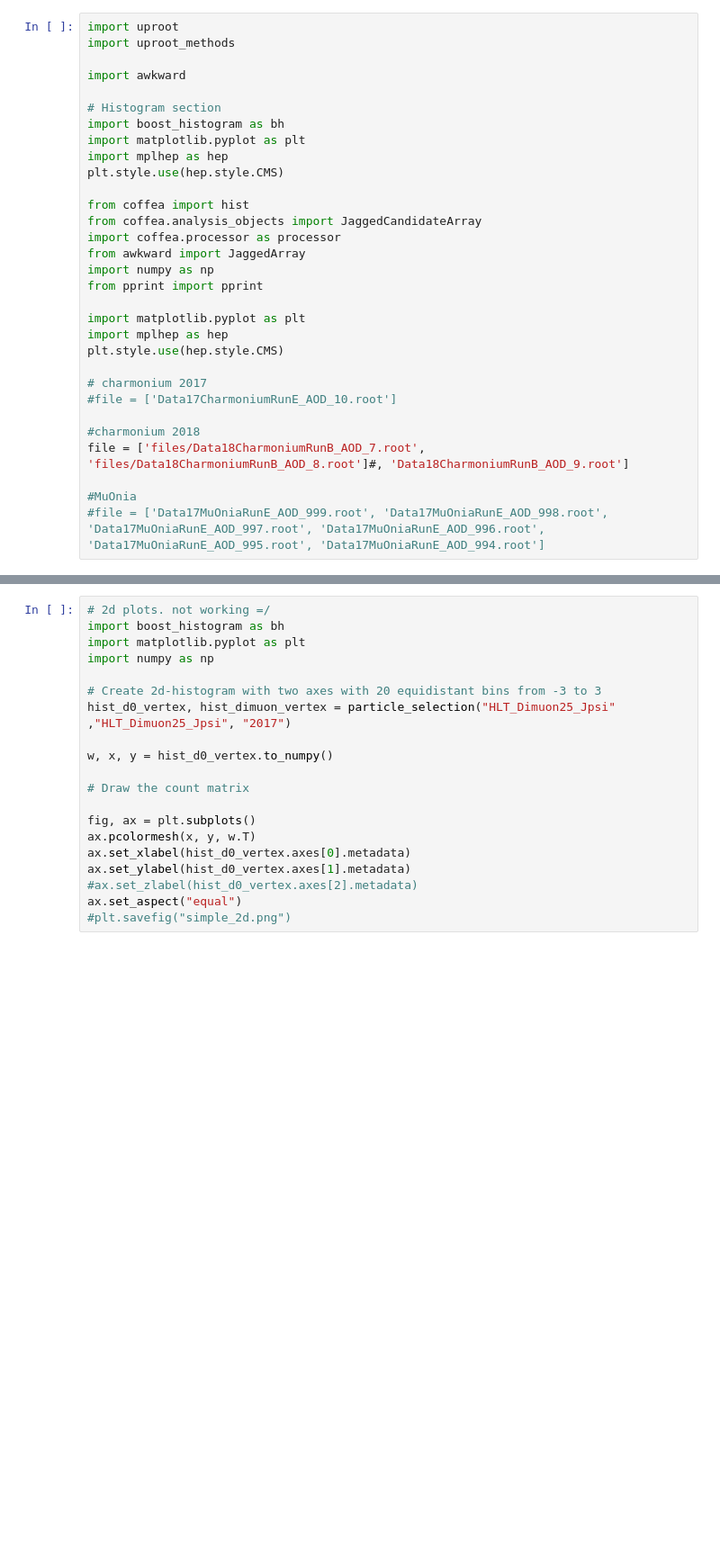
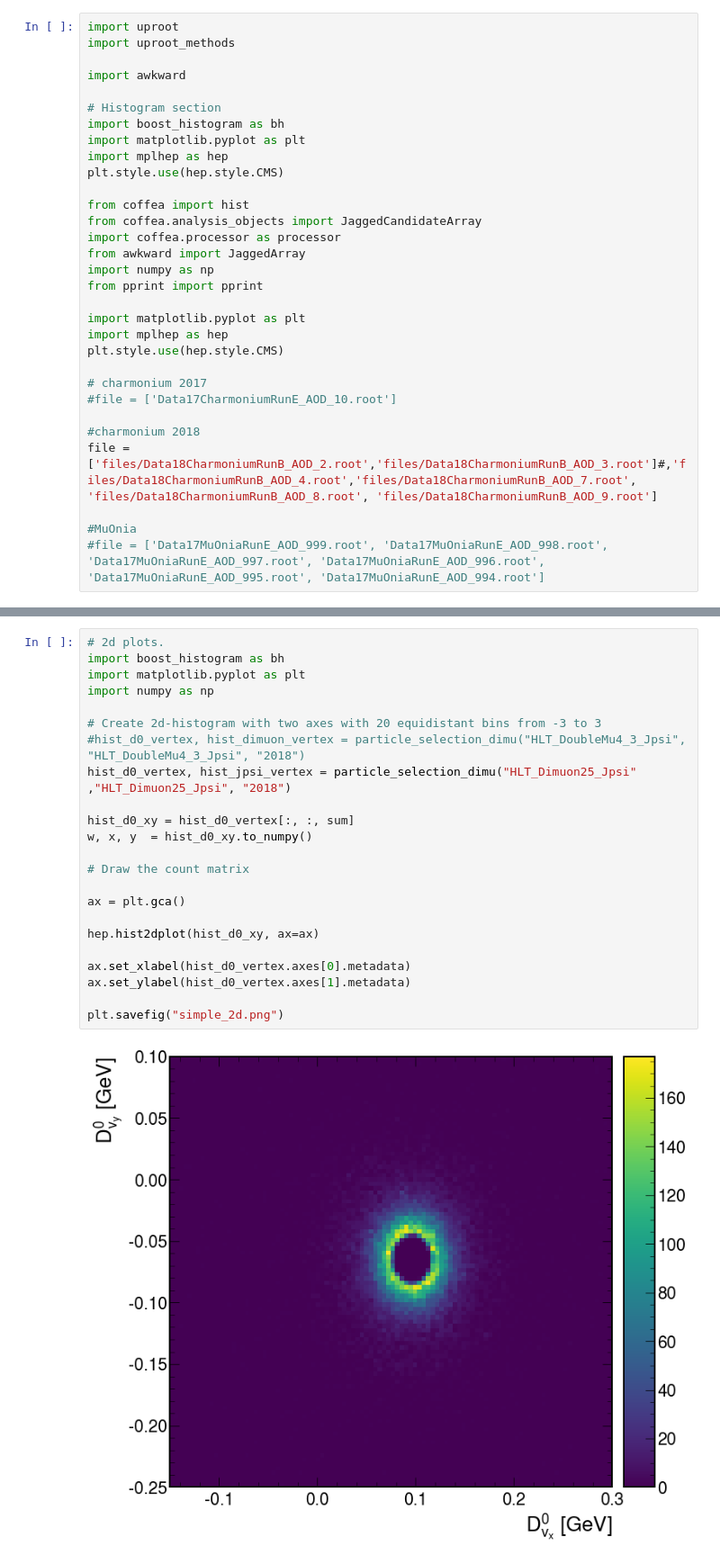
Before and after one commit to Mapse/OniaOpenCharmRun2ULAna, a Jupyter notebook: HLT/trigger_choice.ipynb, the cells around one changed output, grey strips where cells are left out. Shown at 90% size. Drawn from its saved outputs; the diff is of its cells as text; blank space fills up the shorter version.

```diff
--- a/HLT/trigger_choice.ipynb
+++ b/HLT/trigger_choice.ipynb
@@ -25,7 +25,7 @@ plt.style.use(hep.style.CMS)
 #file = ['Data17CharmoniumRunE_AOD_10.root']
 
 #charmonium 2018
-file = ['files/Data18CharmoniumRunB_AOD_7.root', 'files/Data18CharmoniumRunB_AOD_8.root']#, 'Data18CharmoniumRunB_AOD_9.root']
+file = ['files/Data18CharmoniumRunB_AOD_2.root','files/Data18CharmoniumRunB_AOD_3.root']#,'files/Data18CharmoniumRunB_AOD_4.root','files/Data18CharmoniumRunB_AOD_7.root', 'files/Data18CharmoniumRunB_AOD_8.root', 'files/Data18CharmoniumRunB_AOD_9.root']
 
 #MuOnia
 #file = ['Data17MuOniaRunE_AOD_999.root', 'Data17MuOniaRunE_AOD_998.root', 'Data17MuOniaRunE_AOD_997.root', 'Data17MuOniaRunE_AOD_996.root', 'Data17MuOniaRunE_AOD_995.root', 'Data17MuOniaRunE_AOD_994.root']
@@ -442,20 +435,25 @@ vertex_comparison("2018")
 # %%
-# 2d plots. not working =/
+# 2d plots.
 import boost_histogram as bh
 import matplotlib.pyplot as plt
 import numpy as np
 
 # Create 2d-histogram with two axes with 20 equidistant bins from -3 to 3
-hist_d0_vertex, hist_dimuon_vertex = particle_selection("HLT_Dimuon25_Jpsi" ,"HLT_Dimuon25_Jpsi", "2017")
+#hist_d0_vertex, hist_dimuon_vertex = particle_selection_dimu("HLT_DoubleMu4_3_Jpsi", "HLT_DoubleMu4_3_Jpsi", "2018")
+hist_d0_vertex, hist_jpsi_vertex = particle_selection_dimu("HLT_Dimuon25_Jpsi" ,"HLT_Dimuon25_Jpsi", "2018")
 
-w, x, y = hist_d0_vertex.to_numpy()
+hist_d0_xy = hist_d0_vertex[:, :, sum]
+w, x, y  = hist_d0_xy.to_numpy()
 
 # Draw the count matrix
 
-fig, ax = plt.subplots()
-ax.pcolormesh(x, y, w.T)
+ax = plt.gca()
+
+hep.hist2dplot(hist_d0_xy, ax=ax)
+
 ax.set_xlabel(hist_d0_vertex.axes[0].metadata)
 ax.set_ylabel(hist_d0_vertex.axes[1].metadata)
-#ax.set_zlabel(hist_d0_vertex.axes[2].metadata)
-ax.set_aspect("equal")
-#plt.savefig("simple_2d.png")
+
+plt.savefig("simple_2d.png")
+# %% [output]
+[figure, added]
```
Also changed, not shown: parts of 16 cells of this notebook.
